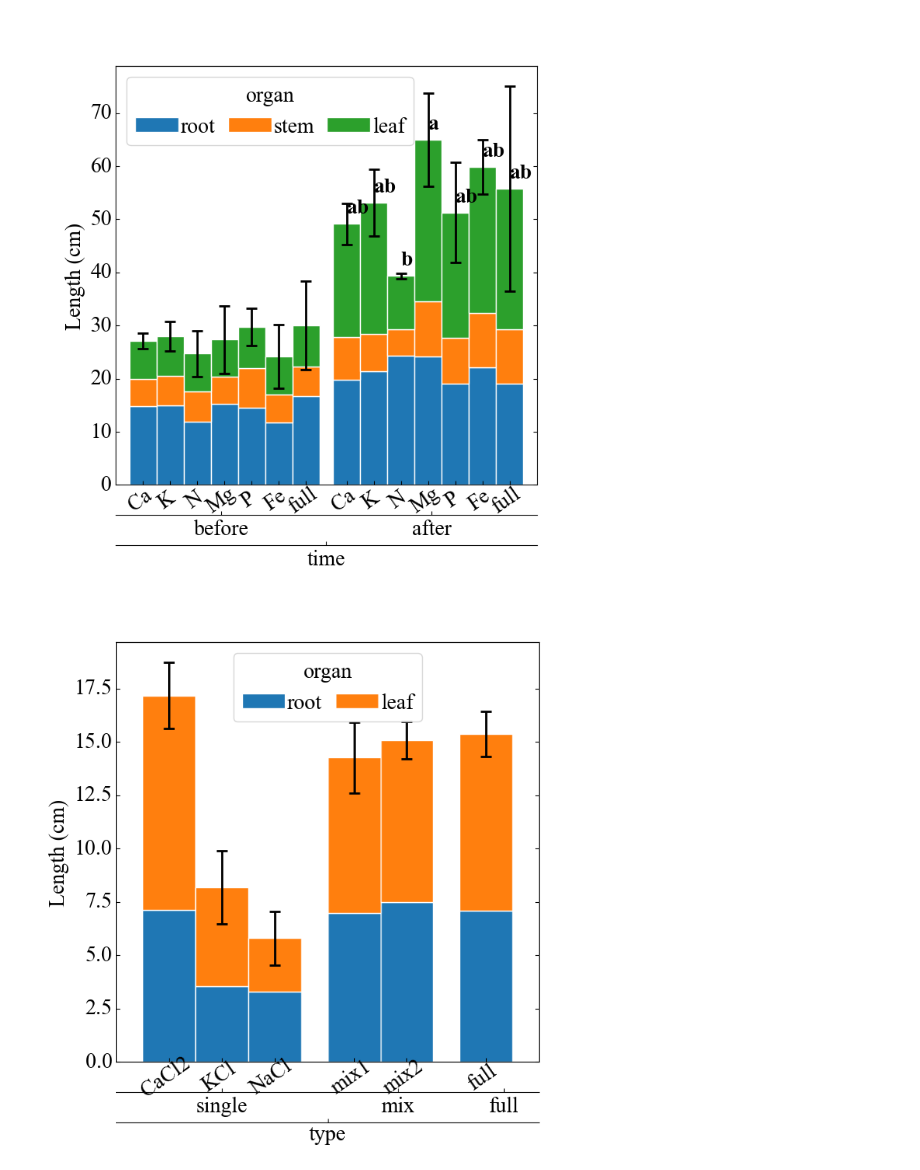
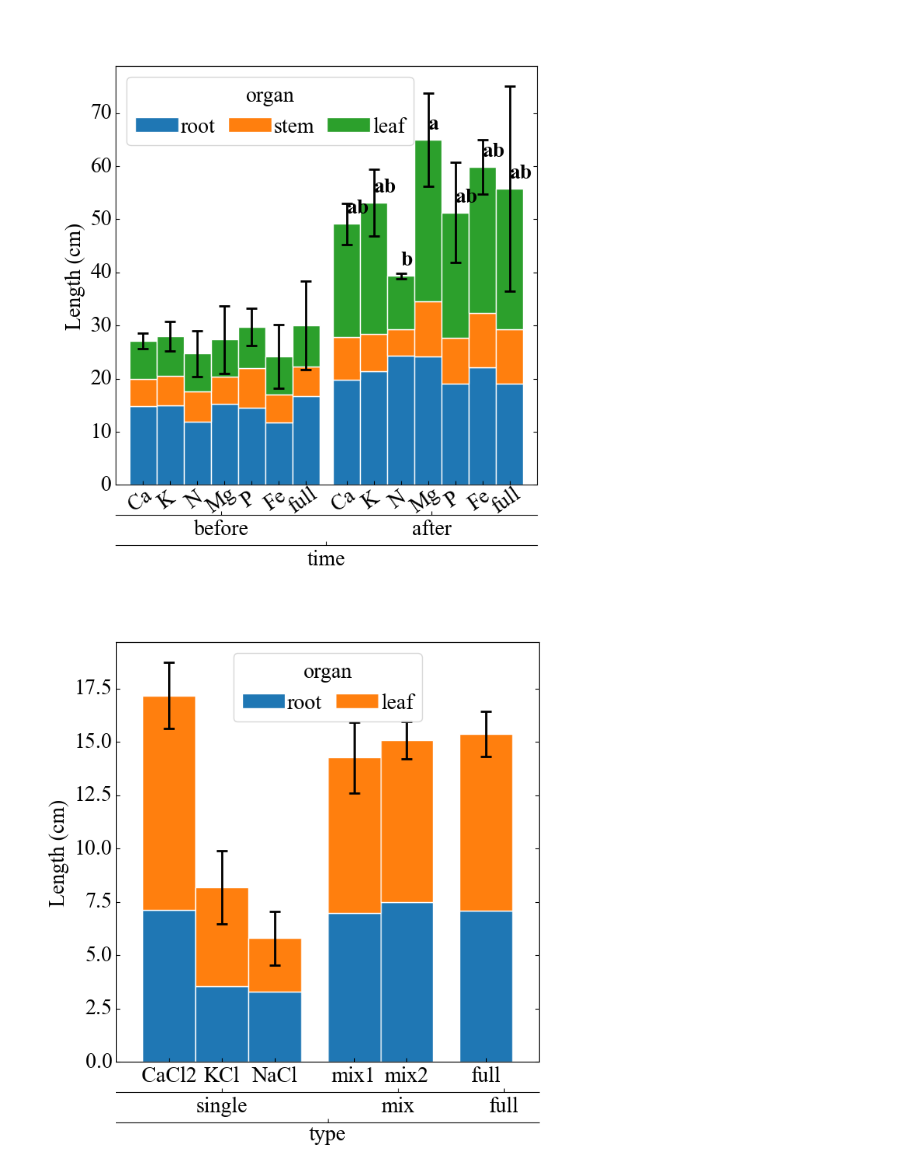
Before and after one commit to BHM-Bob/BA_PY, a Jupyter notebook: mbapy/examples/plot/sci/bar.ipynb, the cells around one changed output. Drawn from its saved outputs; the diff is of its cells as text; code cells hidden in the pictures.

```diff
--- a/mbapy/examples/plot/sci/bar.ipynb
+++ b/mbapy/examples/plot/sci/bar.ipynb
@@ -46,19 +46,18 @@ plt.show()
 # %%
 df = pd.read_excel(r"../../../../data/plot.xlsx", sheet_name="xm")
 solutions = df['solution'].unique().tolist()
 ndf = plot.pro_bar_data(['type', 'solution'], [], df)
-pos, ax = plot.plot_bar(['solution', 'type'], ['root', 'leaf'], ndf,
-                        xrotations=[35, 0])
+pos, ax = plot.plot_bar(['solution', 'type'], ['root', 'leaf'], ndf)
 # errorbar
 ax.errorbar(pos, ndf['whole'], yerr=1.96 * ndf['whole_SE'],
             capsize=5, capthick = 2, elinewidth=2, fmt=' k')
 # print
 ax.legend(loc='best', title = "organ",
         title_fontsize = 20, ncol = 3, columnspacing = 0.6, handletextpad = 0.1)
 title = f'A : Mean value of whole length to each solution'
 # ax.set_title(title, fontsize=18, fontweight = 'bold')
 ax.yaxis.set_label_text('Length (cm)')
 plt.tight_layout()
 plt.show()
 # %% [output]
-[figure, old version]
+[figure, new version]
```
Also changed, not shown: 2 other files.
